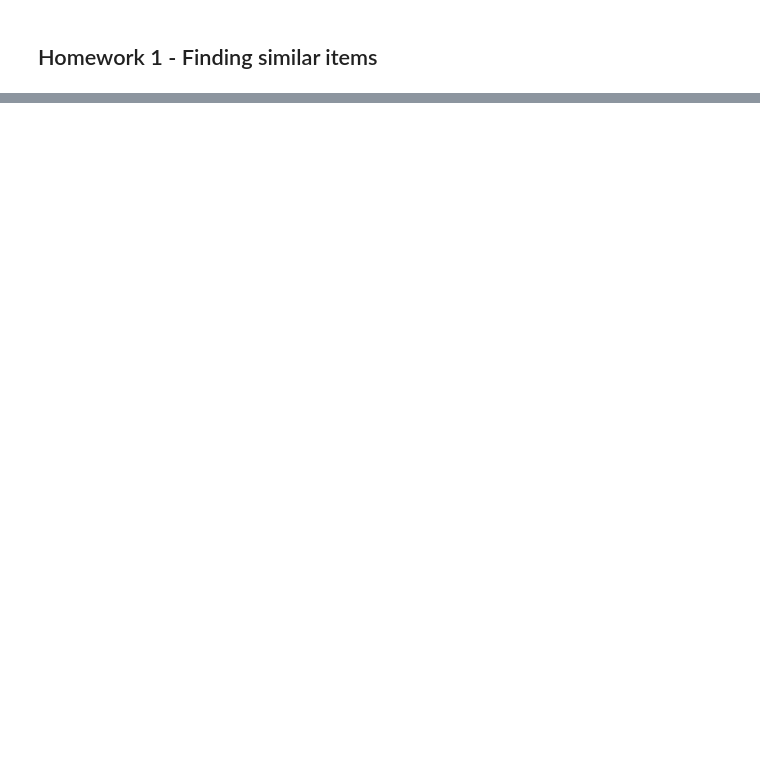
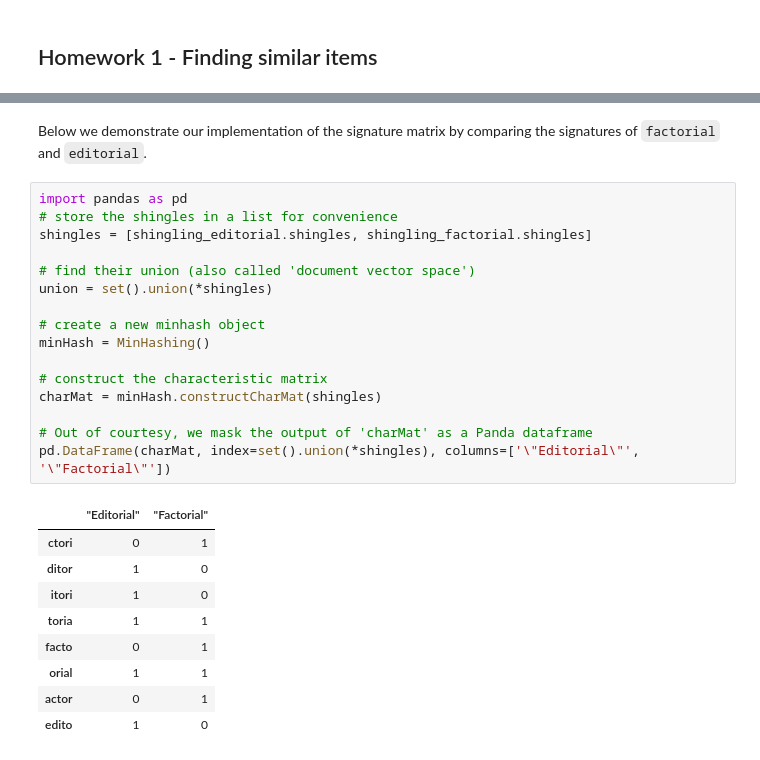
Before and after one commit to workinn/ID2222, a Jupyter notebook: HW1.ipynb, the cells around one changed output, grey strips where cells are left out. Drawn from its saved outputs; the diff is of its cells as text; blank space fills up the shorter version.

```diff
--- a/HW1.ipynb
+++ b/HW1.ipynb
@@ -320,0 +146,28 @@ SigMat Simimilarity 2-3: 0.36
+# %% [markdown]
+Below we demonstrate our implementation of the signature matrix by comparing the signatures of `factorial` and `editorial`.
+# %%
+import pandas as pd
+# store the shingles in a list for convenience
+shingles = [shingling_editorial.shingles, shingling_factorial.shingles]
+
+# find their union (also called 'document vector space')
+union = set().union(*shingles)
+
+# create a new minhash object
+minHash = MinHashing()
+
+# construct the characteristic matrix
+charMat = minHash.constructCharMat(shingles)
+
+# Out of courtesy, we mask the output of 'charMat' as a Panda dataframe
+pd.DataFrame(charMat, index=set().union(*shingles), columns=['\"Editorial\"', '\"Factorial\"'])
+# %% [output]
+|  | "Editorial" | "Factorial" |
+| ctori | 0 | 1 |
+| ditor | 1 | 0 |
+| itori | 1 | 0 |
+| toria | 1 | 1 |
+| facto | 0 | 1 |
+| orial | 1 | 1 |
+| actor | 0 | 1 |
+| edito | 1 | 0 |
```
Also changed, not shown: parts of 44 cells of this notebook.
